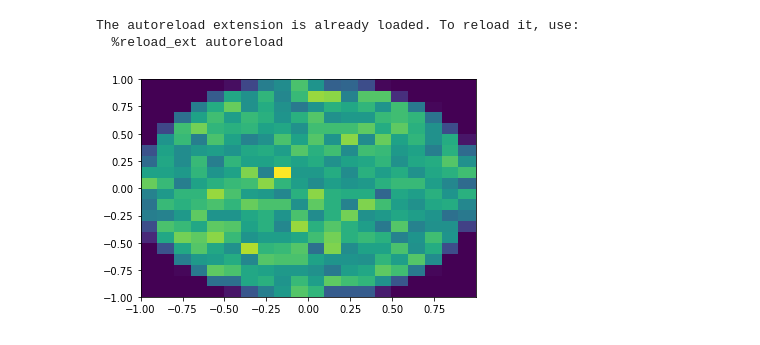
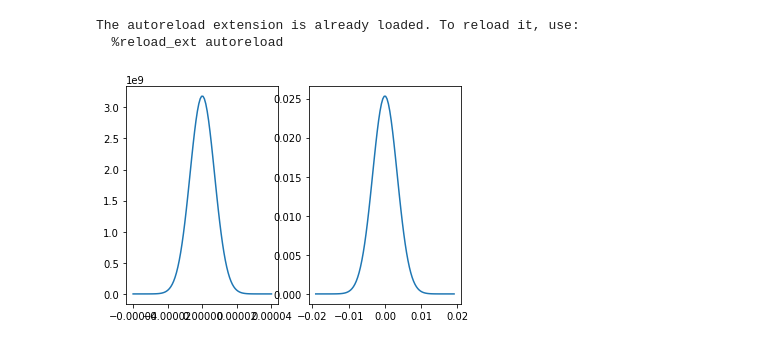
Before and after one commit to simply-nicky/cbc, a Jupyter notebook: test.ipynb, the cells around one changed output. Drawn from its saved outputs; the diff is of its cells as text; code cells hidden in the pictures.

```diff
--- a/test.ipynb
+++ b/test.ipynb
@@ -6,13 +7,22 @@ import cbc, numpy as np, matplotlib.pyplot as plt
 The autoreload extension is already loaded. To reload it, use:
   %reload_ext autoreload
 # %%
-waist = 4e-6
+waist = 1e-5
 wavelength = 1.5e-7
 a, b, c = 2e-5, 2.5e-5, 3e-5
 Nx, Ny, Nz = 20, 20, 21
 detNx, detNy = 512, 512
 pix_size = 55e-3 / 4
 det_dist = 54
+# %%
+def thdiv(waist, wavelength):
+    return wavelength / np.pi / waist
+
+def zR(waist, wavelength):
+    return np.pi * waist**2 / wavelength
+
+def wz(z, waist, wavelength):
+    return waist * np.sqrt(1 + (z / zR(waist, wavelength)**2))
 # %%
 axis = np.random.rand(3)
 theta = 2 * np.pi * np.random.random()
@@ -39,7 +34,14 @@ def Rs(pts, waist=1e-4, wavelength=1.5e-7):
-# %%
-%matplotlib inline
-kins = cbc.uniform(10000).T
-plt.hist2d(*kins, 20)
-plt.show()
-# %% [output]
-[figure, removed]
+# %%
+%matplotlib inline
+pts = np.zeros((100,3))
+pts[:,0] = np.linspace(-4 * waist, 4 * waist, 100)
+us = np.abs(cbc.gaussian(pts, waist, wavelength))
+ks = np.zeros((100,2))
+ks[:,0] = np.linspace(-4 * thdiv(waist, wavelength), 4 * thdiv(waist, wavelength), 100)
+ufs = np.abs(cbc.gaussian_f(ks, 0, waist, wavelength))
+fig, (ax1, ax2) = plt.subplots(1,2)
+ax1.plot(pts[:,0], us)
+ax2.plot(ks[:,0], ufs)
+plt.show()
+# %% [output]
+[figure, added]
```
Also changed, not shown: parts of 12 cells of this notebook, 14 other files.
